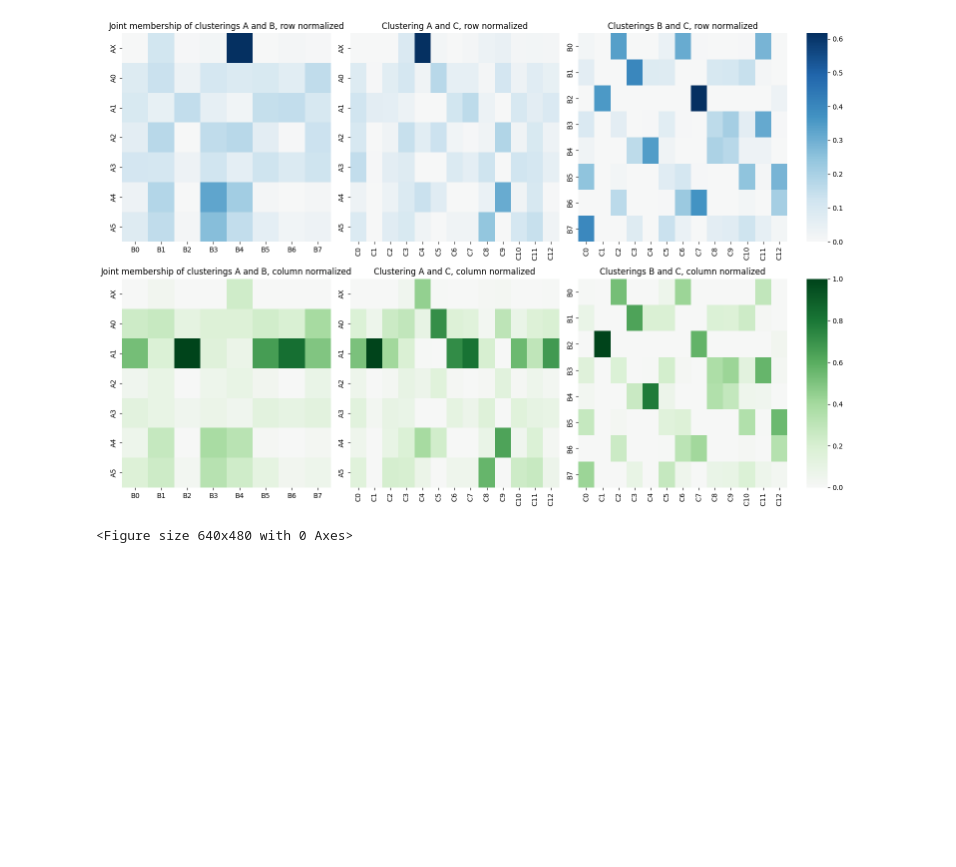
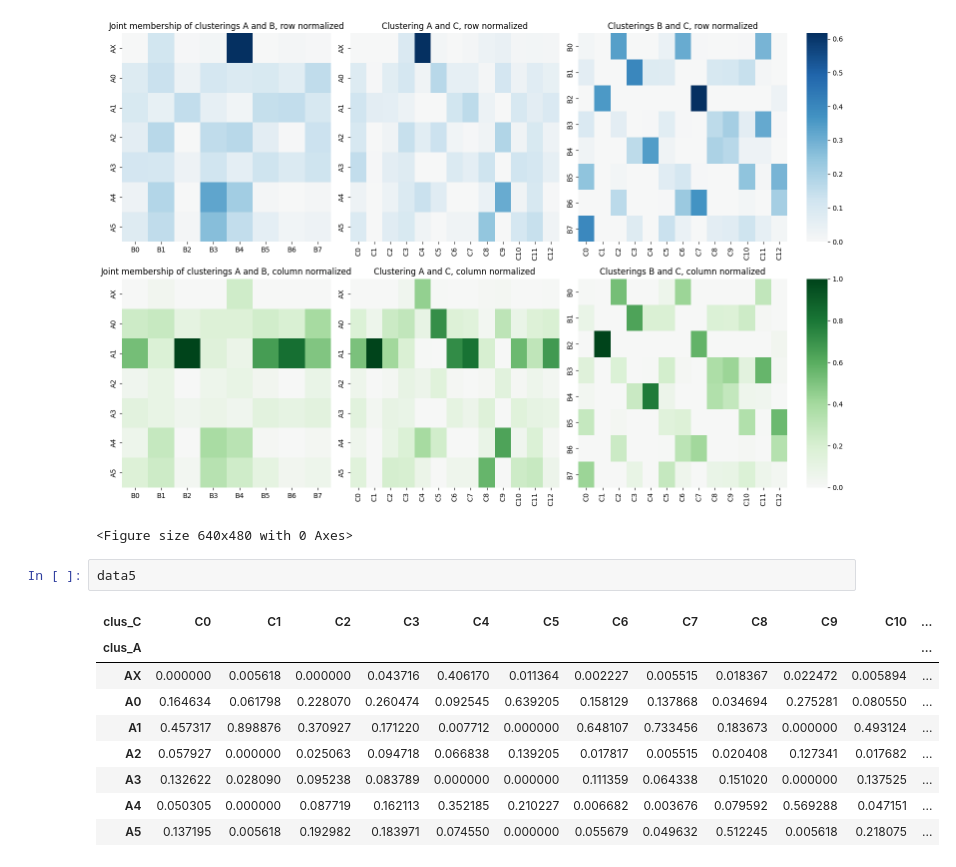
Before and after one commit to leothesouthafrican/PLR, a Jupyter notebook: Tessa/trio_paper_viz_010224.ipynb, the cells around one changed output. Cells and saved outputs as stored; diff of their text form; blank space fills up the shorter version.

```diff
--- a/Tessa/trio_paper_viz_010224.ipynb
+++ b/Tessa/trio_paper_viz_010224.ipynb
@@ -215,3 +215,15 @@ plt.savefig("figs/joint_membership_ABC.pdf")
 # %% [output]
 [figure]
 <Figure size 640x480 with 0 Axes>
+# %%
+data5
+# %% [output]
+| clus_C | C0 | C1 | C2 | C3 | C4 | C5 | C6 | C7 | C8 | C9 | C10 | ... |
+| clus_A |  |  |  |  |  |  |  |  |  |  |  | ... |
+| AX | 0.000000 | 0.005618 | 0.000000 | 0.043716 | 0.406170 | 0.011364 | 0.002227 | 0.005515 | 0.018367 | 0.022472 | 0.005894 | ... |
+| A0 | 0.164634 | 0.061798 | 0.228070 | 0.260474 | 0.092545 | 0.639205 | 0.158129 | 0.137868 | 0.034694 | 0.275281 | 0.080550 | ... |
+| A1 | 0.457317 | 0.898876 | 0.370927 | 0.171220 | 0.007712 | 0.000000 | 0.648107 | 0.733456 | 0.183673 | 0.000000 | 0.493124 | ... |
+| A2 | 0.057927 | 0.000000 | 0.025063 | 0.094718 | 0.066838 | 0.139205 | 0.017817 | 0.005515 | 0.020408 | 0.127341 | 0.017682 | ... |
+| A3 | 0.132622 | 0.028090 | 0.095238 | 0.083789 | 0.000000 | 0.000000 | 0.111359 | 0.064338 | 0.151020 | 0.000000 | 0.137525 | ... |
+| A4 | 0.050305 | 0.000000 | 0.087719 | 0.162113 | 0.352185 | 0.210227 | 0.006682 | 0.003676 | 0.079592 | 0.569288 | 0.047151 | ... |
+| A5 | 0.137195 | 0.005618 | 0.192982 | 0.183971 | 0.074550 | 0.000000 | 0.055679 | 0.049632 | 0.512245 | 0.005618 | 0.218075 | ... |
```
Also changed, not shown: 7 other files.
